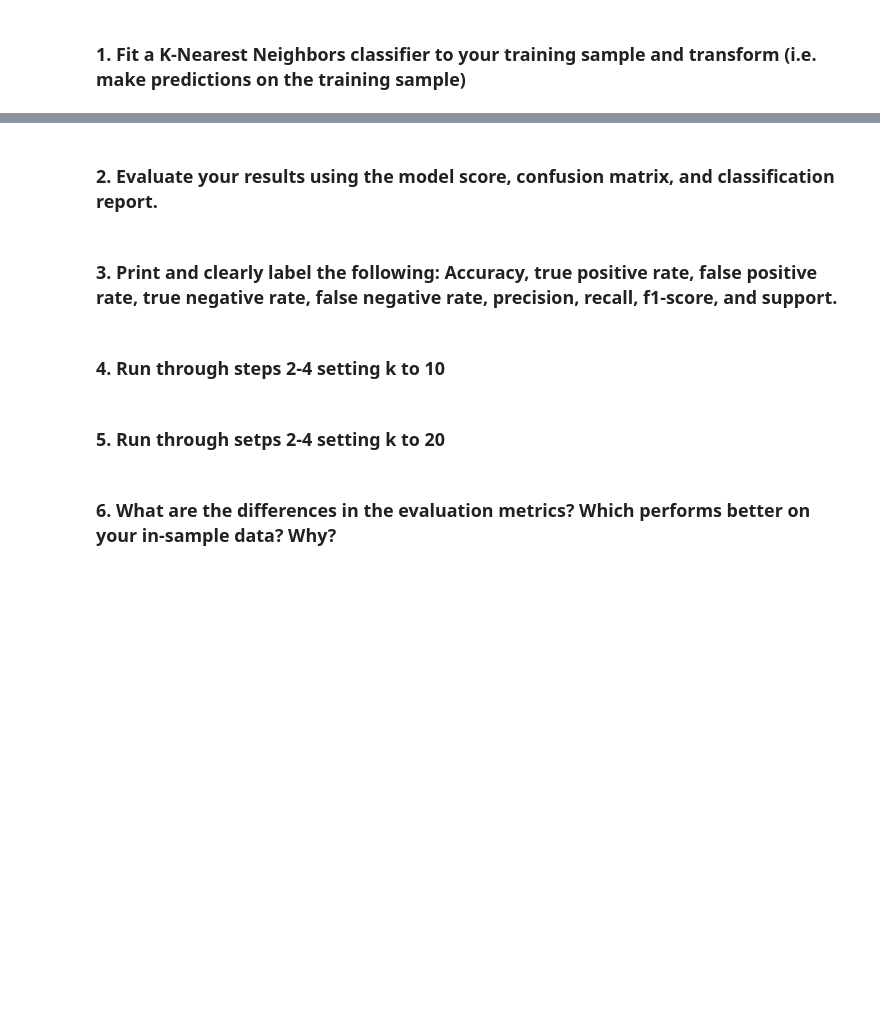
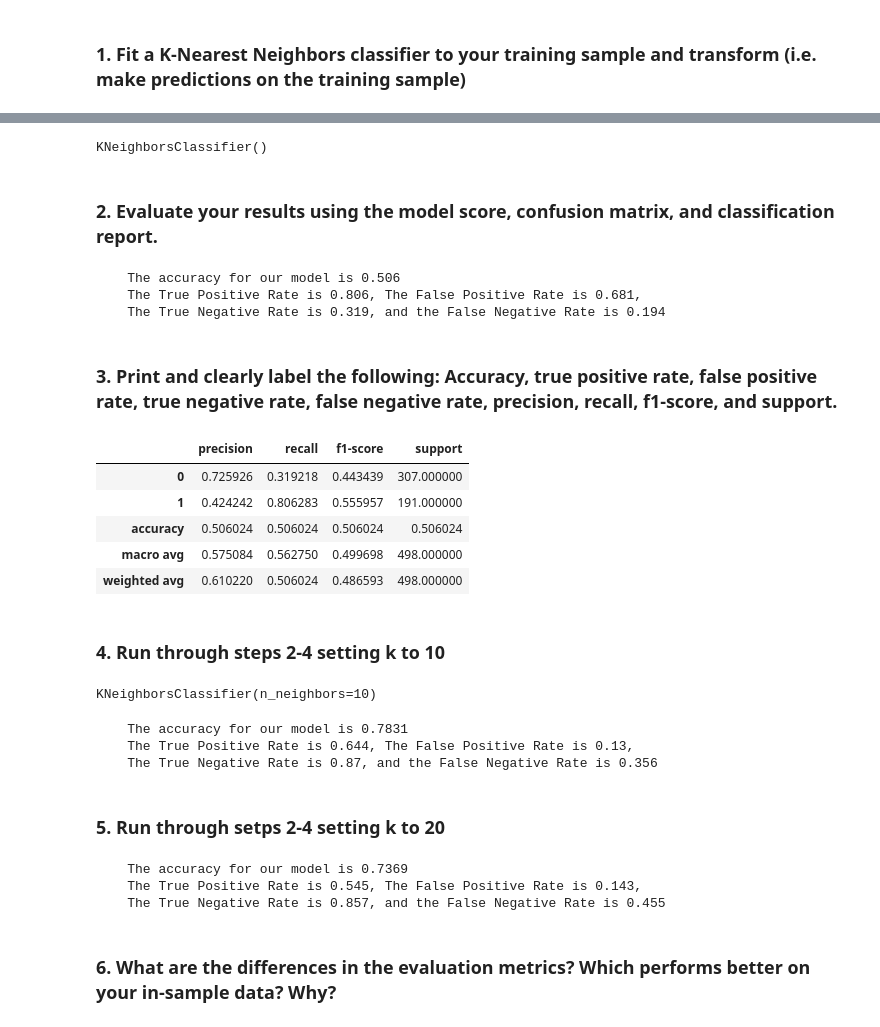
Before and after one commit to segovialori/classification_exercises, a Jupyter notebook: model.ipynb, the cells around one changed output, grey strips where cells are left out. Drawn from its saved outputs; the diff is of its cells as text; code cells hidden in the pictures; blank space fills up the shorter version.

```diff
--- a/model.ipynb
+++ b/model.ipynb
@@ -535,2 +578,38 @@ The second model is less accurate than the first.  The first model performs bett
+# %%
+#clf.fit(X_train, y_train) #keeps all the features in
+clf.fit(X_train[['sex_male', 'pclass']], y_train)
+# %% [output]
+KNeighborsClassifier()
+# %%
+#make y pred
+y_pred = clf.predict(X_train[['sex_male', 'pclass']])
 # %% [markdown]
 ### 2. Evaluate your results using the model score, confusion matrix, and classification report.
+# %%
+def get_metrics_binary(clf, X, y):
+    '''
+    get_metrics_binary takes in a confusion matrix (cnf) for a binary classifier and prints out metrics based on
+    values in variables named X_train, y_train, and y_pred.
+
+    return: a classification report as a transposed DataFrame
+    '''
+    y_pred = clf.predict(X)
+    accuracy = clf.score(X, y)
+    conf = confusion_matrix(y, y_pred)
+    class_report = pd.DataFrame(classification_report(y, y_pred, output_dict=True)).T
+    tpr = conf[1][1] / conf[1].sum()
+    fpr = conf[0][1] / conf[0].sum()
+    tnr = conf[0][0] / conf[0].sum()
+    fnr = conf[1][0] / conf[1].sum()
+    print(f'''
+    The accuracy for our model is {accuracy:.4}
+    The True Positive Rate is {tpr:.3}, The False Positive Rate is {fpr:.3},
+    The True Negative Rate is {tnr:.3}, and the False Negative Rate is {fnr:.3}
+    ''')
+    return class_report
+# %%
+class_report = get_metrics_binary(clf, X_train[['sex_male', 'pclass']], y_train)
+# %% [output]
+    The accuracy for our model is 0.506
+    The True Positive Rate is 0.806, The False Positive Rate is 0.681,
+    The True Negative Rate is 0.319, and the False Negative Rate is 0.194
@@ -537,4 +620,13 @@ The second model is less accurate than the first.  The first model performs bett
 # %% [markdown]
 ### 3. Print and clearly label the following: Accuracy, true positive rate, false positive rate, true negative rate, false negative rate, precision, recall, f1-score, and support.
+# %%
+class_report
+# %% [output]
+|  | precision | recall | f1-score | support |
+| 0 | 0.725926 | 0.319218 | 0.443439 | 307.000000 |
+| 1 | 0.424242 | 0.806283 | 0.555957 | 191.000000 |
+| accuracy | 0.506024 | 0.506024 | 0.506024 | 0.506024 |
+| macro avg | 0.575084 | 0.562750 | 0.499698 | 498.000000 |
+| weighted avg | 0.610220 | 0.506024 | 0.486593 | 498.000000 |
 # %% [markdown]
 ### 4. Run through steps 2-4 setting k to 10
@@ -540,0 +635,4 @@ The second model is less accurate than the first.  The first model performs bett
+# %%
+clf_1.fit(X_train, y_train)
+# %% [output]
+KNeighborsClassifier(n_neighbors=10)
@@ -541,4 +641,19 @@ The second model is less accurate than the first.  The first model performs bett
+# %%
+class_report_1 = get_metrics_binary(clf_1, X_train, y_train)
+# %% [output]
+    The accuracy for our model is 0.7831
+    The True Positive Rate is 0.644, The False Positive Rate is 0.13,
+    The True Negative Rate is 0.87, and the False Negative Rate is 0.356
 # %% [markdown]
 ### 5. Run through setps 2-4 setting k to 20
+# %%
+clf_2 = KNeighborsClassifier(n_neighbors = 20)
+clf_2.fit(X_train, y_train)
+y_pred_2 = clf_2.predict(X_train)
+class_report_2 = get_metrics_binary(clf_2, X_train, y_train)
+# %% [output]
+    The accuracy for our model is 0.7369
+    The True Positive Rate is 0.545, The False Positive Rate is 0.143,
+    The True Negative Rate is 0.857, and the False Negative Rate is 0.455
 # %% [markdown]
 ### 6. What are the differences in the evaluation metrics? Which performs better on your in-sample data? Why?
```
Also changed, not shown: parts of 50 cells of this notebook.
